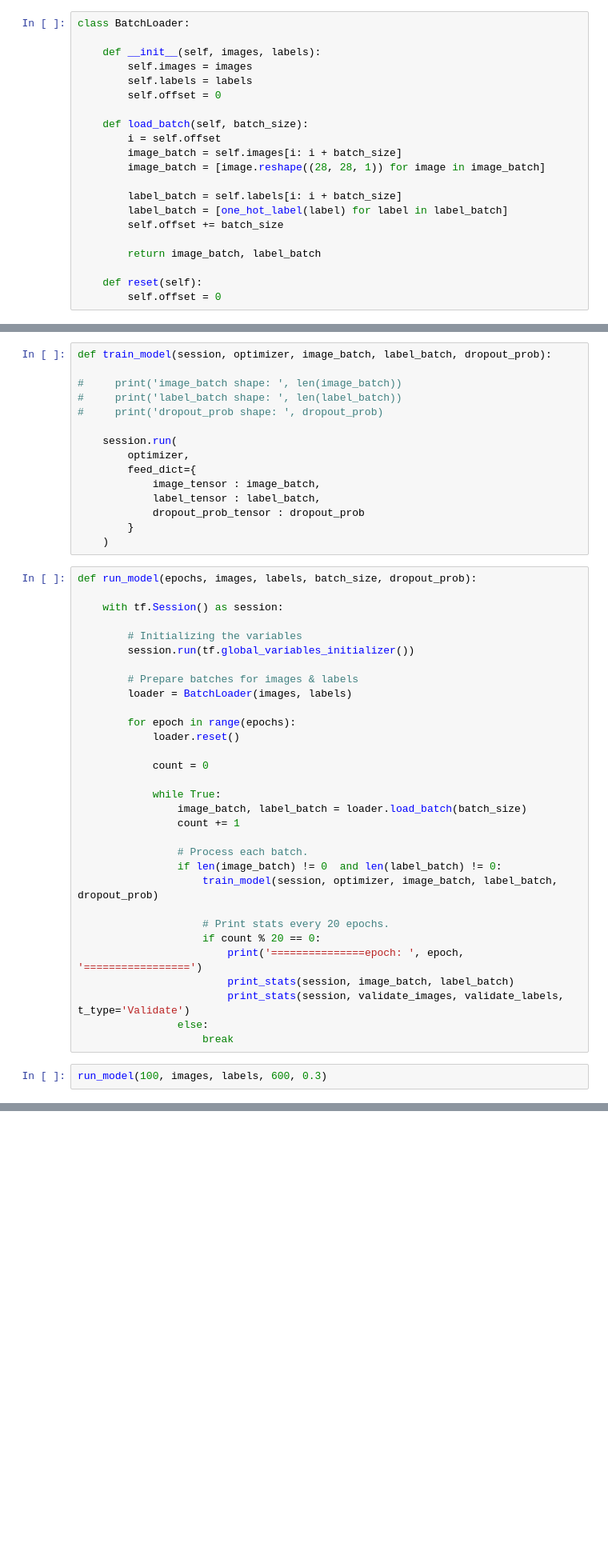
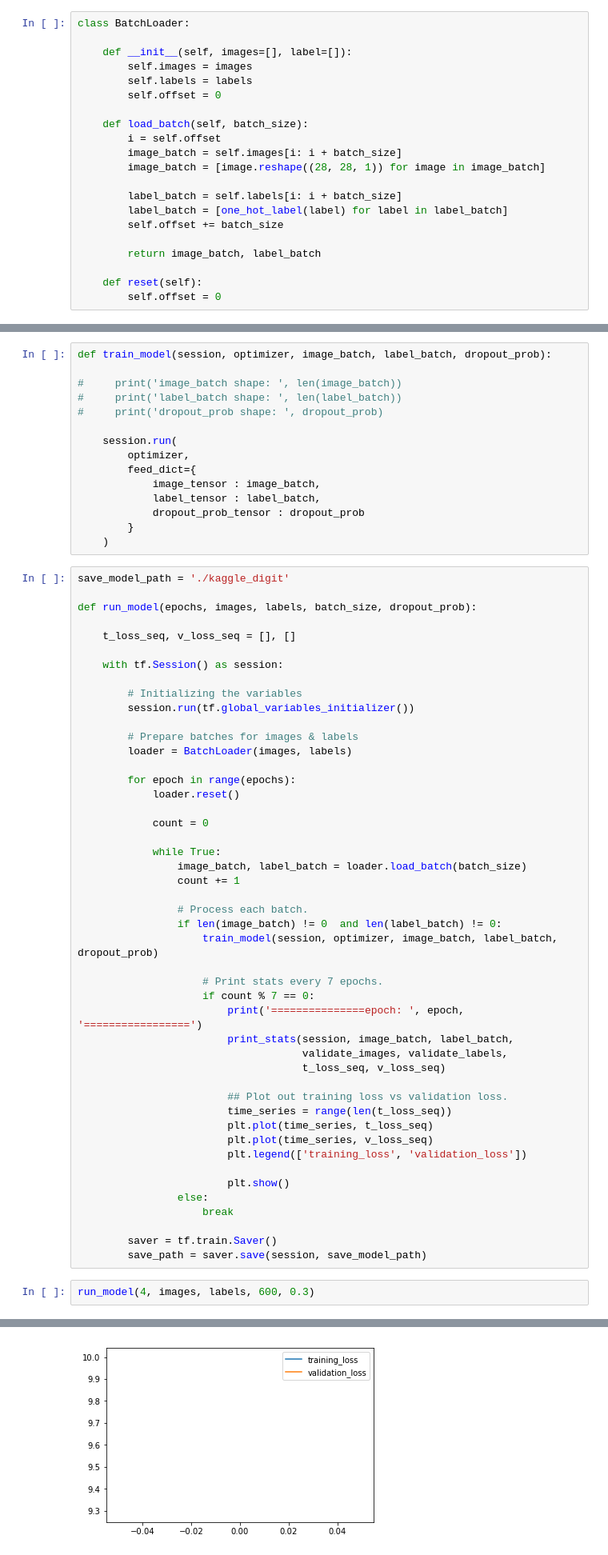
Before and after one commit to Carterhuang/kaggle_digit, a Jupyter notebook: kaggle_digit_recognizer.ipynb, the cells around one changed output, grey strips where cells are left out. Shown at 80% size. Drawn from its saved outputs; the diff is of its cells as text; blank space fills up the shorter version.

Commit message:
Start model testing. Up to restoring model.

```diff
--- a/kaggle_digit_recognizer.ipynb
+++ b/kaggle_digit_recognizer.ipynb
@@ -135,7 +135,7 @@ def output_layer(input_tensor, output_dim):
 # %%
 class BatchLoader:
 
-    def __init__(self, images, labels):
+    def __init__(self, images=[], label=[]):
         self.images = images
         self.labels = labels
         self.offset = 0
@@ -261,7 +274,11 @@ def train_model(session, optimizer, image_batch, label_batch, dropout_prob):
         }
     )
 # %%
+save_model_path = './kaggle_digit'
+
 def run_model(epochs, images, labels, batch_size, dropout_prob):
+
+    t_loss_seq, v_loss_seq = [], []
 
     with tf.Session() as session:
 
@@ -284,14 +301,26 @@ def run_model(epochs, images, labels, batch_size, dropout_prob):
                 if len(image_batch) != 0  and len(label_batch) != 0:
                     train_model(session, optimizer, image_batch, label_batch, dropout_prob)
 
-                    # Print stats every 20 epochs.
-                    if count % 20 == 0:
+                    # Print stats every 7 epochs.
+                    if count % 7 == 0:
                         print('===============epoch: ', epoch, '=================')
-                        print_stats(session, image_batch, label_batch)
-                        print_stats(session, validate_images, validate_labels, t_type='Validate')
+                        print_stats(session, image_batch, label_batch,
+                                    validate_images, validate_labels,
+                                    t_loss_seq, v_loss_seq)
+
+                        ## Plot out training loss vs validation loss.
+                        time_series = range(len(t_loss_seq))
+                        plt.plot(time_series, t_loss_seq)
+                        plt.plot(time_series, v_loss_seq)
+                        plt.legend(['training_loss', 'validation_loss'])
+
+                        plt.show()
                 else:
                     break
+
+        saver = tf.train.Saver()
+        save_path = saver.save(session, save_model_path)
 # %%
-run_model(100, images, labels, 600, 0.3)
+run_model(4, images, labels, 600, 0.3)
 # %% [output]
 ===============epoch:  0 =================
@@ -313,0 +331 @@ Validate accuracy:  0.971325
+[figure, added]
```
Also changed, not shown: parts of 7 cells of this notebook.
